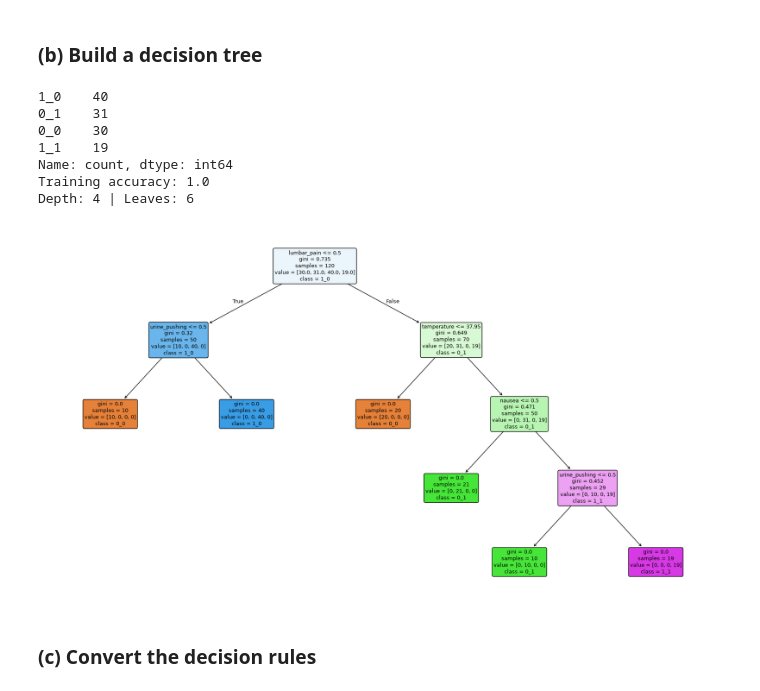
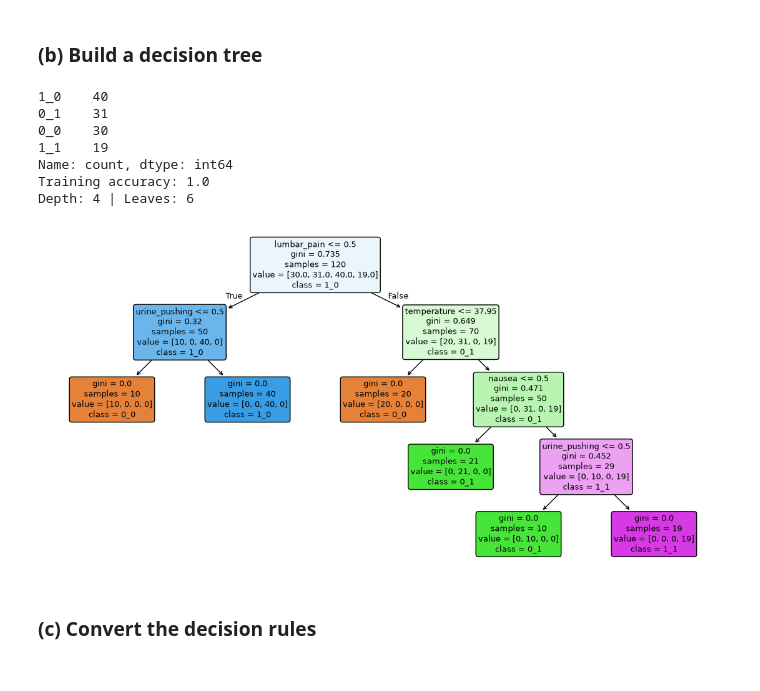
Before and after one commit to baked-potatoes/dsci552, a Jupyter notebook: hw5/notebook/bagai_sanchit_HW5.ipynb, the cells around one changed output. Cells and saved outputs as stored; diff of their text form; code cells hidden in the pictures.

```diff
--- a/hw5/notebook/bagai_sanchit_HW5.ipynb
+++ b/hw5/notebook/bagai_sanchit_HW5.ipynb
@@ -67,34 +67,34 @@ df.head()
 # %%
 X = df.drop(columns=["bladder_inflammation", "nephritis"])
 y = df["bladder_inflammation"].astype(str) + "_" + df["nephritis"].astype(str)
 
 print(y.value_counts())
 
 clf = DecisionTreeClassifier(random_state=42)
 clf.fit(X, y)
 
 print("Training accuracy:", accuracy_score(y, clf.predict(X)))
 print("Depth:", clf.get_depth(), "| Leaves:", clf.get_n_leaves())
 
-plt.figure(figsize=(22, 12))
+plt.figure(figsize=(14, 7))
 plot_tree(
     clf,
     feature_names=X.columns,
     class_names=clf.classes_,
     filled=True,
     rounded=True,
     fontsize=9,
 )
 plt.show()
 # %% [output]
 1_0    40
 0_1    31
 0_0    30
 1_1    19
 Name: count, dtype: int64
 Training accuracy: 1.0
 Depth: 4 | Leaves: 6
-[figure, old version]
+[figure, new version]
 # %% [markdown]
 ### (c) Convert the decision rules
 # %%
```
Also changed, not shown: parts of 6 cells of this notebook.
